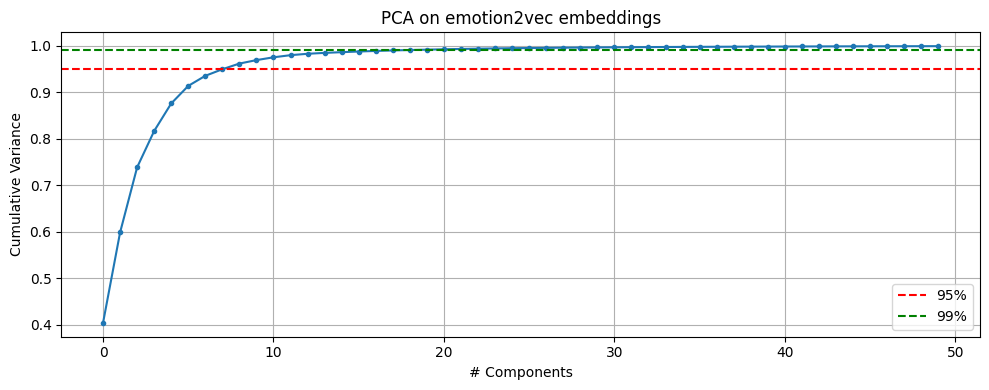
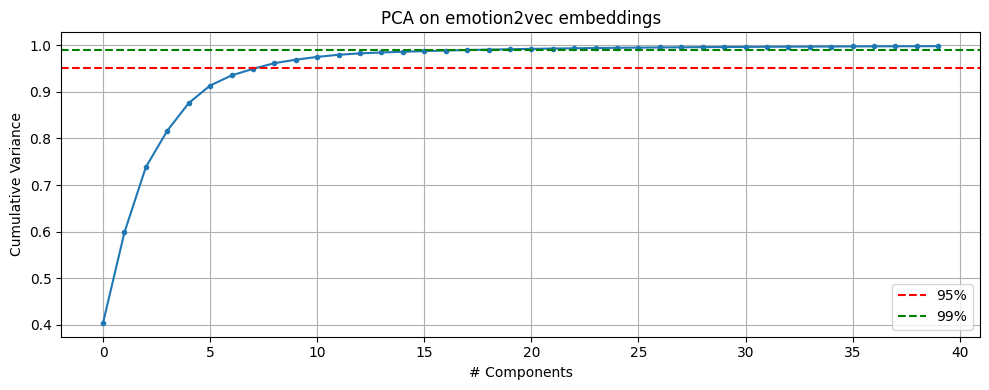
The change to this notebook cell's code, shown as a diff; its figure went from the first image to the second:
--- before
+++ after
@@ -2,5 +2,4 @@
 cumvar = np.cumsum(pca.explained_variance_ratio_)
 
-# 95%, 99% 도달 차원 수
 d95 = np.searchsorted(cumvar, 0.95) + 1
 d99 = np.searchsorted(cumvar, 0.99) + 1
@@ -8,7 +7,6 @@
 print(f"99% variance: {d99}d")
 
-# 시각화
 plt.figure(figsize=(10, 4))
-plt.plot(cumvar[:50], marker='o', markersize=3)
+plt.plot(cumvar[:40], marker='o', markersize=3)
 plt.axhline(y=0.95, color='r', linestyle='--', label='95%')
 plt.axhline(y=0.99, color='g', linestyle='--', label='99%')
@@ -19,4 +17,4 @@
 plt.grid(True)
 plt.tight_layout()
-plt.savefig("pca_variance.png", dpi=150)
+#plt.savefig("pca_variance.png", dpi=150)
 plt.show()

Commit: fix PCA